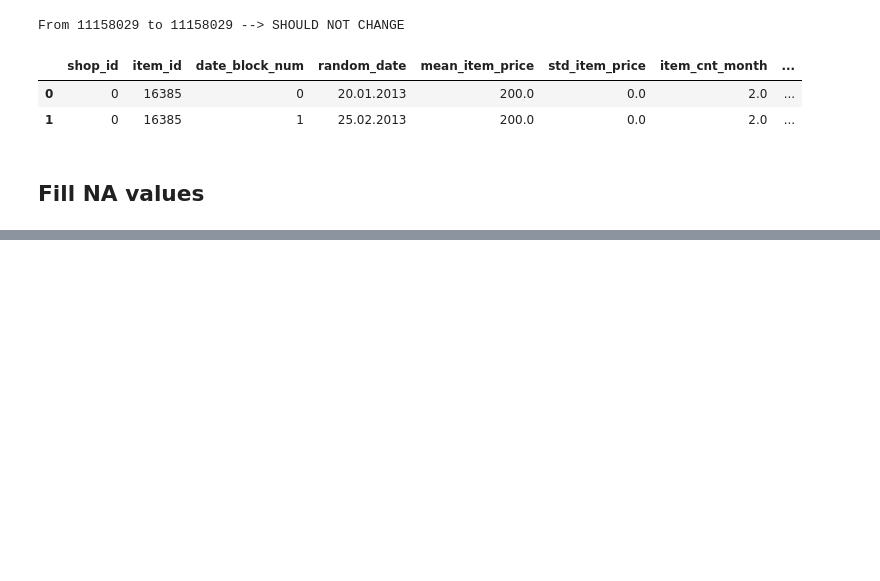
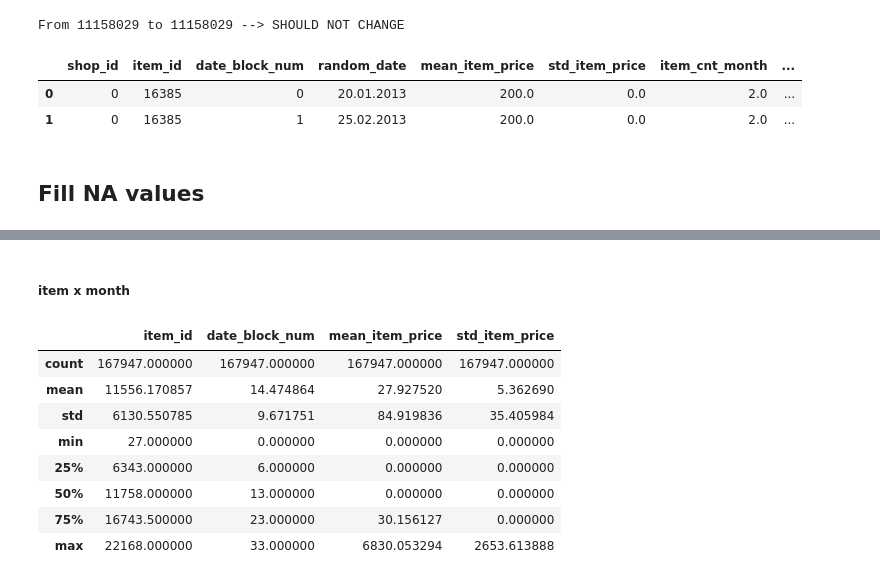
Before and after one commit to RobBlanchard/kaggle-predict-sales, a Jupyter notebook: XGBoost - 2.ipynb, the cells around one changed output, grey strips where cells are left out. Drawn from its saved outputs; the diff is of its cells as text; code cells hidden in the pictures; blank space fills up the shorter version.

```diff
--- a/XGBoost - 2.ipynb
+++ b/XGBoost - 2.ipynb
@@ -361,0 +409,19 @@ From 11158029 to 11158029 --> SHOULD NOT CHANGE
+# %% [markdown]
+##### item x month
+# %%
+(bigboi.dropna()
+             .groupby(["item_id","date_block_num"])
+             .agg({"mean_item_price":"std", "std_item_price":"std"})
+             .dropna()
+             .reset_index()
+             .describe())
+# %% [output]
+|  | item_id | date_block_num | mean_item_price | std_item_price |
+| count | 167947.000000 | 167947.000000 | 167947.000000 | 167947.000000 |
+| mean | 11556.170857 | 14.474864 | 27.927520 | 5.362690 |
+| std | 6130.550785 | 9.671751 | 84.919836 | 35.405984 |
+| min | 27.000000 | 0.000000 | 0.000000 | 0.000000 |
+| 25% | 6343.000000 | 6.000000 | 0.000000 | 0.000000 |
+| 50% | 11758.000000 | 13.000000 | 0.000000 | 0.000000 |
+| 75% | 16743.500000 | 23.000000 | 30.156127 | 0.000000 |
+| max | 22168.000000 | 33.000000 | 6830.053294 | 2653.613888 |
```
Also changed, not shown: parts of 23 cells of this notebook.
